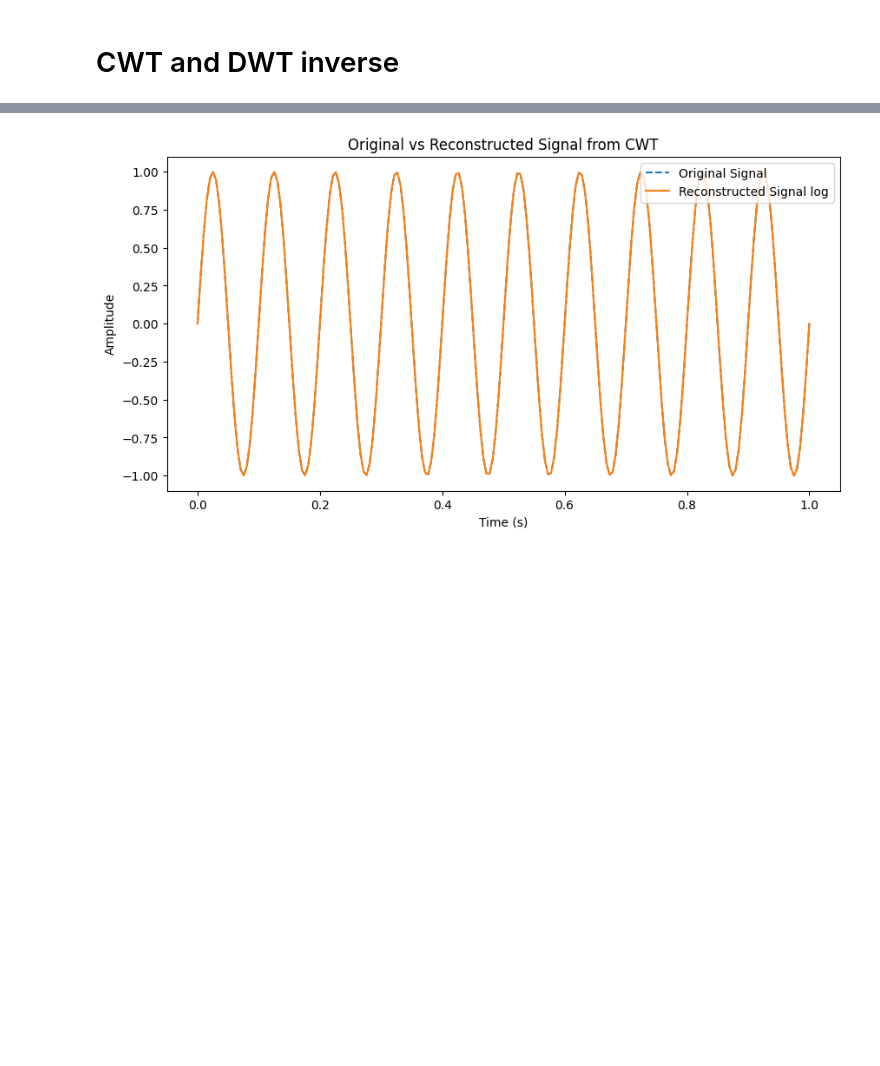
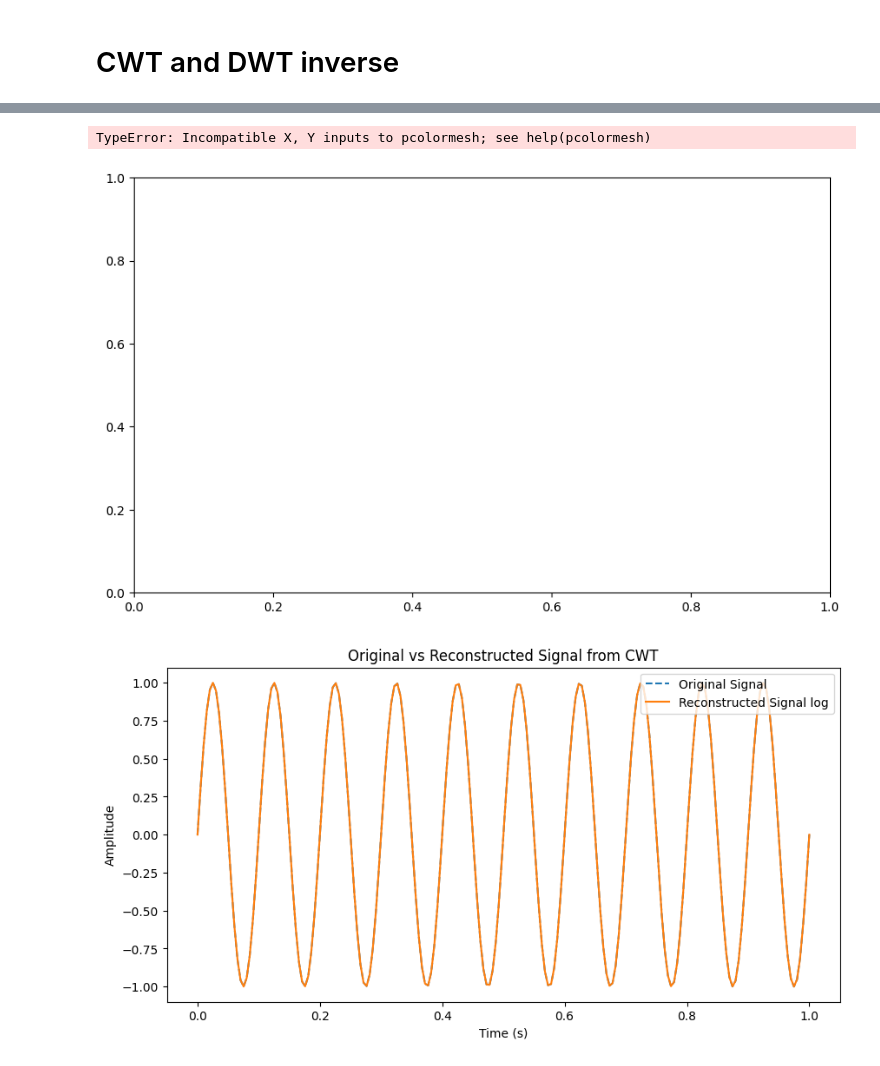
Before and after one commit to aliciags/learnable-masks-explainability-time-series, a Jupyter notebook: testing/reconstruction.ipynb, the cells around one changed output, grey strips where cells are left out. Saved outputs shown, nothing was run; the diff lists cells and outputs as text; code cells hidden in the pictures; blank space fills up the shorter version.

```diff
--- a/testing/reconstruction.ipynb
+++ b/testing/reconstruction.ipynb
@@ -86,3 +144,78 @@ fig.tight_layout()
+# %%
+import numpy as np
+import pywt
+import matplotlib.pyplot as plt
+from matplotlib.colors import Normalize
+
+def plot_wavedec_scalogram(signal, fs, wavelet='db4', level=4):
+    """
+    Plots the scalogram of the wavelet decomposition using wavedec coefficients.
+
+    Parameters:
+    - signal: Input signal (1D numpy array)
+    - fs: Sampling frequency in Hz
+    - wavelet: Wavelet type (default: 'db4')
+    - level: Number of decomposition levels (default: 4)
+    """
+    # Perform multi-level wavelet decomposition
+    coeffs = pywt.wavedec(signal, wavelet, level=level)
+
+    # Compute dyadic frequency bands
+    freq_bands = [(fs / (2 ** (j + 1)), fs / (2 ** j)) for j in range(level)]
+    freq_bands.append((0, freq_bands[-1][0]))  # Add cA frequency range (0 to lowest detail band)
+
+
+    # Generate time axis
+    time = np.linspace(0, len(signal) / fs, len(signal))
+
+    # Prepare scalogram data (each level resized to match time resolution)
+    # scalogram = []
+    # for j, coef in enumerate(coeffs[::-1]):  # Reverse order to include cA last
+    #     coef_resized = np.abs(np.interp(time, np.linspace(0, len(time), len(coef)), coef))
+    #     scalogram.append(coef_resized)
+
+    scalogram = []
+    for i, coeff in enumerate(coeffs):
+        factor = math.ceil(len(signal)/len(coeff))
+        # Upsample coefficients to match the original signal length
+        upsampled = np.repeat(coeff, factor)[:len(signal)]
+        scalogram.append(upsampled)
+    scalogram = np.array(scalogram)
+    scalogram = scalogram[:, :(len(signal))-1]
+
+
+    # Convert to array
+    # scalogram = np.array(scalogram)
+
+    # Plot scalogram
+    plt.figure(figsize=(10, 6))
+    plt.pcolormesh(time, freq_bands, np.abs(scalogram), cmap='viridis')
+
+    # plt.imshow(scalogram, aspect='auto', extent=[0, time[-1], freq_bands[-1][0], freq_bands[0][1]],
+    #           cmap='jet', origin='lower', norm=Normalize(vmin=0, vmax=np.max(scalogram)))
+
+    # Label axes
+    plt.xlabel("Time (s)")
+    plt.ylabel("Frequency (Hz)")
+    plt.colorbar(label="Magnitude")
+    plt.title(f"Wavelet Scalogram ({wavelet}, {level} Levels)")
+
+    # Set y-ticks to show actual frequency ranges
+    yticks = [np.mean(f) for f in freq_bands]
+    yticklabels = [f"{f_low:.1f}-{f_high:.1f} Hz" for f_low, f_high in freq_bands]
+    plt.yticks(yticks, yticklabels)
+
+    plt.show()
+
+# Example usage
+fs = 100  # Sampling frequency (Hz)
+t = np.linspace(0, 1, fs, endpoint=False)  # 1-second time vector
+signal = np.sin(2 * np.pi * 5 * t) # + np.sin(2 * np.pi * 12 * t)  # Example signal with 5 Hz & 12 Hz components
+
+plot_wavedec_scalogram(signal, fs, wavelet='db4', level=4)
+# %% [output]
+TypeError: Incompatible X, Y inputs to pcolormesh; see help(pcolormesh)
+[figure, added]
 # %%
 # Inverse discrete wavelet transform
 reconstructed_signal = pywt.waverec(coeffs_dwt, wavelet)
```
Also changed, not shown: parts of 12 cells of this notebook.
